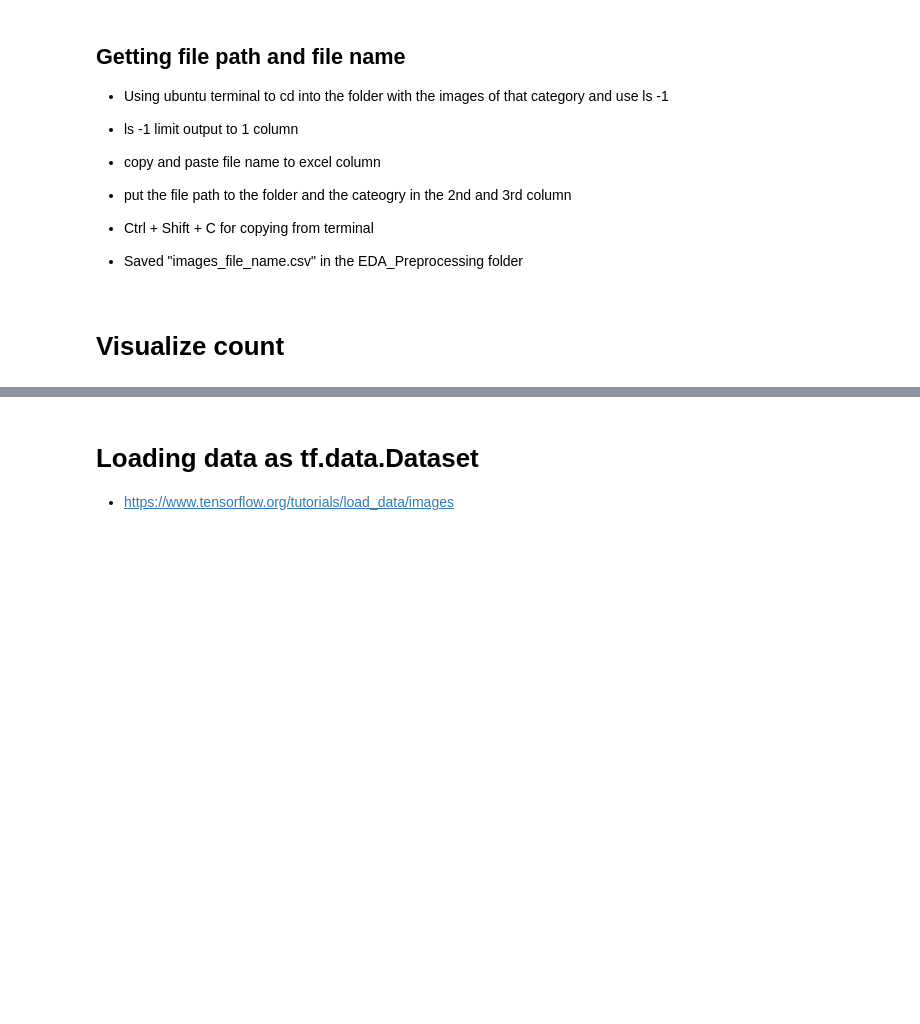
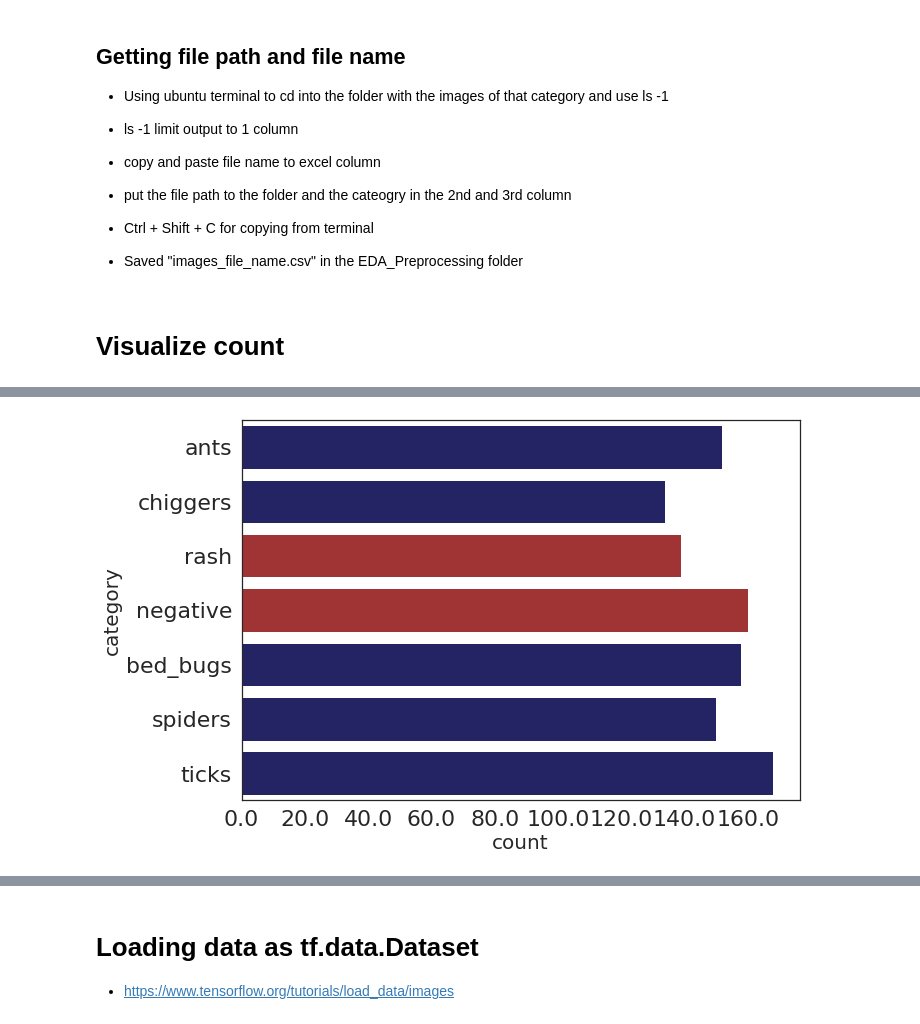
Before and after one commit to eyyeung/bugbite_ID, a Jupyter notebook: EDA_Preprocessing/Image_Preprocessing_V2.ipynb, the cells around one changed output, grey strips where cells are left out. Cells and saved outputs as stored; diff of their text form; code cells hidden in the pictures; blank space fills up the shorter version.

```diff
--- a/EDA_Preprocessing/Image_Preprocessing_V2.ipynb
+++ b/EDA_Preprocessing/Image_Preprocessing_V2.ipynb
@@ -25,3 +43,29 @@ import matplotlib.pyplot as plt
+# %%
+# this set the overall font size and image size
+# style white has white background, no grid
+sns.set(rc={'figure.figsize':(10,7),"font.size":20,"axes.titlesize":20,"axes.labelsize":20},style="white")
+
+# setting the color palette to use
+color_pal = {category: "firebrick" if category== "negative" or category == "rash" else "midnightblue" for category in img.category.unique()}
+
+# if I want to set the palette
+# sns.set_palette("pastel")
+
+# making a countplot with my defined palette
+f = sns.barplot(data=img, x='count',y='category', palette=color_pal)
+
+# setting the xtick labels size
+f.set_xticklabels(f.get_xticks(), size = 22)
+
+# since y label is text, need to first get the text then set the font size of the text instead of the numbers
+# getting the lables
+_, ylabels = plt.yticks()
+# setting the font size of the y tick text
+f.set_yticklabels(ylabels, size=22)
+
+plt.show()
+# %% [output]
+[figure, added]
 # %%
 # this set the overall font size and image size
 # style white has white background, no grid
```
Also changed, not shown: parts of 8 cells of this notebook, 22 other files.
